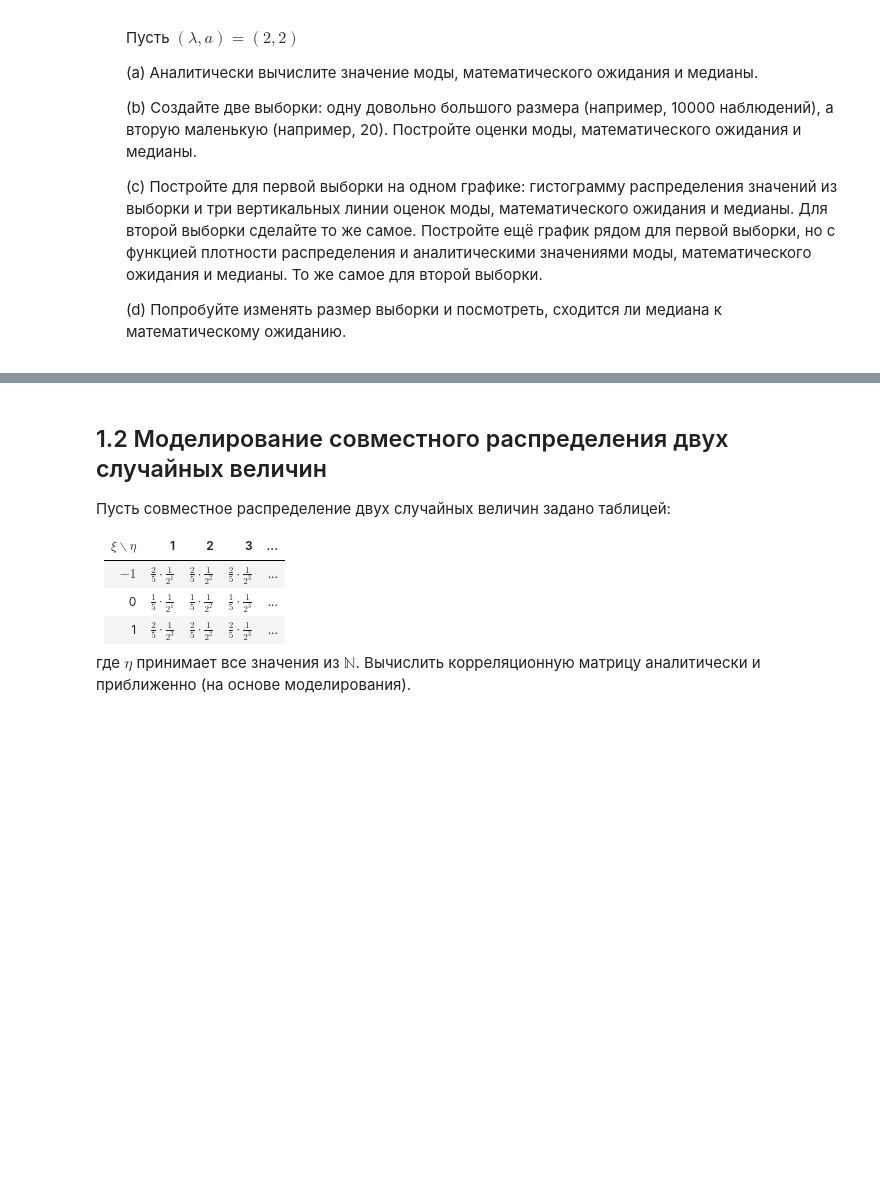
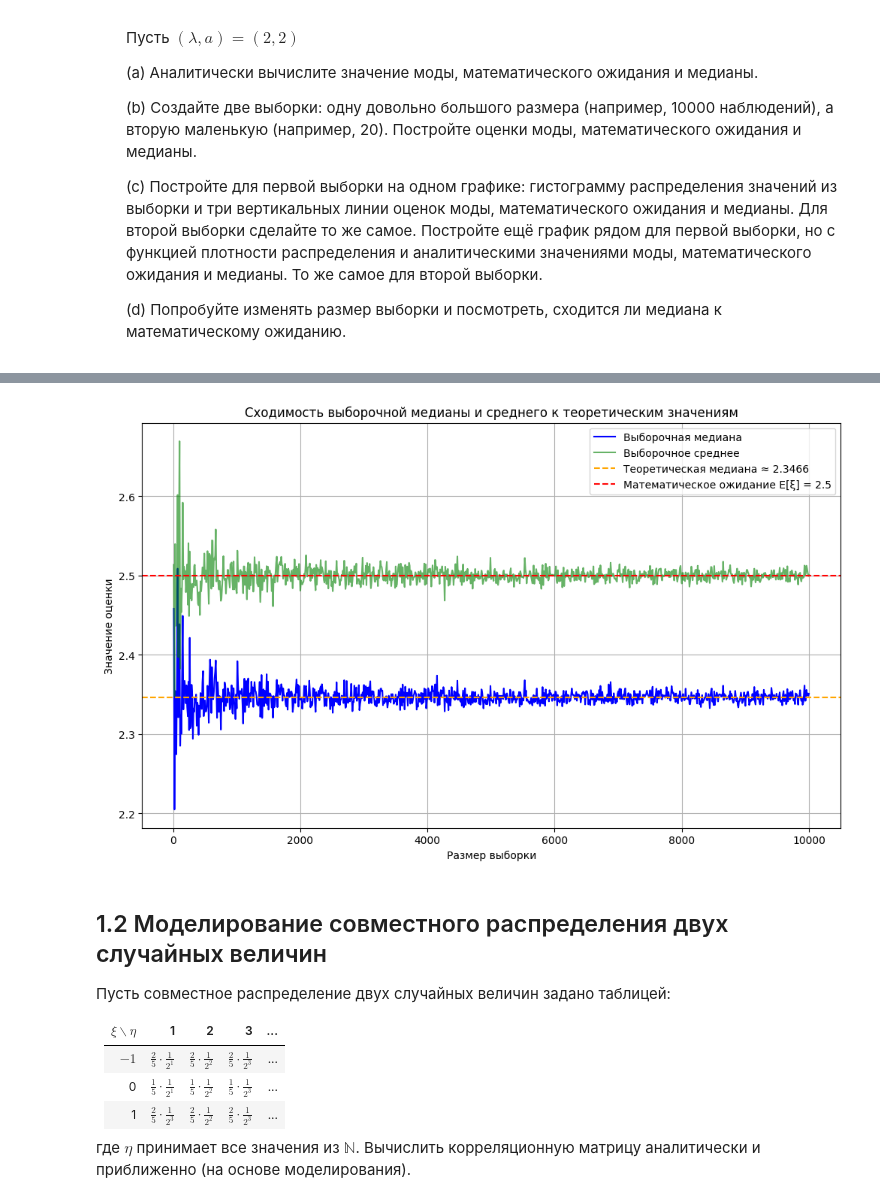
Before and after one commit to CandyGoose/Statistics-Bayesian_inference-linear_and_wooden_models, a Jupyter notebook: hw/hw2.ipynb, the cells around one changed output, grey strips where cells are left out. Cells and saved outputs as stored; diff of their text form; code cells hidden in the pictures; blank space fills up the shorter version.

```diff
--- a/hw/hw2.ipynb
+++ b/hw/hw2.ipynb
@@ -308,3 +360,47 @@ print(f"Математическое ожидание квадрата: {E_sq_sm
+# %%
+import numpy as np
+import matplotlib.pyplot as plt
+
+# Установка фиксированного зерна для воспроизводимости
+np.random.seed(42)
+
+# Параметры
+lambda_param = 2
+a = 2
+
+# Диапазон размеров выборок
+sample_sizes = range(10, 10001, 10)
+
+# Списки для хранения выборочных медиан и средних
+sample_medians = []
+sample_means = []
+
+# Теоретические значения
+theoretical_median = a + np.log(2)/lambda_param
+theoretical_mean = a + 1/lambda_param
+
+# Генерация выборок и вычисление медиан и средних
+for size in sample_sizes:
+    sample = np.random.exponential(scale=1/lambda_param, size=size) + a
+    median = np.median(sample)
+    mean = np.mean(sample)
+    sample_medians.append(median)
+    sample_means.append(mean)
+
+# Построение графика
+plt.figure(figsize=(12, 7))
+plt.plot(sample_sizes, sample_medians, label='Выборочная медиана', color='blue')
+plt.plot(sample_sizes, sample_means, label='Выборочное среднее', color='green', alpha=0.6)
+plt.axhline(y=theoretical_median, color='orange', linestyle='--', label=f'Теоретическая медиана ≈ {theoretical_median:.4f}')
+plt.axhline(y=theoretical_mean, color='red', linestyle='--', label=f'Математическое ожидание E[ξ] = {theoretical_mean}')
+plt.xlabel('Размер выборки')
+plt.ylabel('Значение оценки')
+plt.title('Сходимость выборочной медианы и среднего к теоретическим значениям')
+plt.legend()
+plt.grid(True)
+plt.show()
+# %% [output]
+[figure, added]
 # %% [markdown]
 
 ## 1.2 Моделирование совместного распределения двух случайных величин
```
Also changed, not shown: parts of 14 cells of this notebook, 1 other file.
